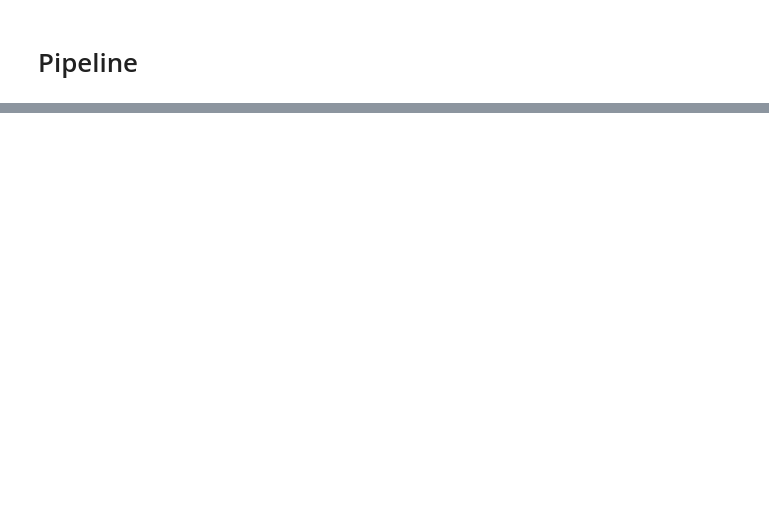
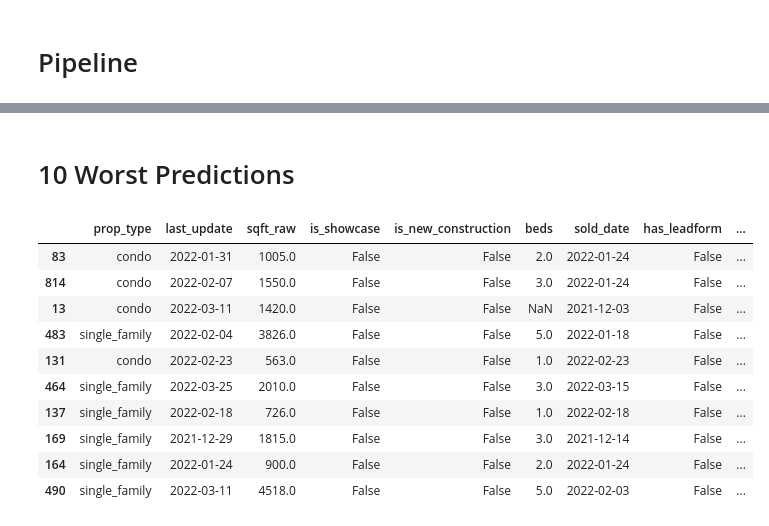
Before and after one commit to peter-callahan/Real-Estate-Pricing, a Jupyter notebook: real_estate_project_overview.ipynb, the cells around one changed output, grey strips where cells are left out. Saved outputs shown, nothing was run; the diff lists cells and outputs as text; code cells hidden in the pictures; blank space fills up the shorter version.

```diff
--- a/real_estate_project_overview.ipynb
+++ b/real_estate_project_overview.ipynb
@@ -345,0 +507,26 @@ memory usage: 107.7+ KB
+# %%
+predictions = pd.concat([y_test.reset_index(), pd.Series(grid_search.best_estimator_.predict(X_test))],
+                        axis=1).set_index('index').rename(columns={0:'predicted_price'})
+
+predictions['error'] = round(predictions['predicted_price'] - predictions['price_raw'], -3)
+predictions['error_sign'] = np.sign(predictions['error'])
+predictions['error'] = abs(predictions['error'])
+predictions['perc_error'] = predictions['error'] / predictions['price_raw']
+# %%
+eval_frame = pd.concat([X_test, predictions], axis=1)
+# %% [markdown]
+# 10 Worst Predictions
+# %%
+eval_frame.sort_values(by='perc_error', ascending=False).head(10)
+# %% [output]
+|  | prop_type | last_update | sqft_raw | is_showcase | is_new_construction | beds | sold_date | has_leadform | ... |
+| 83 | condo | 2022-01-31 | 1005.0 | False | False | 2.0 | 2022-01-24 | False | ... |
+| 814 | condo | 2022-02-07 | 1550.0 | False | False | 3.0 | 2022-01-24 | False | ... |
+| 13 | condo | 2022-03-11 | 1420.0 | False | False | NaN | 2021-12-03 | False | ... |
+| 483 | single_family | 2022-02-04 | 3826.0 | False | False | 5.0 | 2022-01-18 | False | ... |
+| 131 | condo | 2022-02-23 | 563.0 | False | False | 1.0 | 2022-02-23 | False | ... |
+| 464 | single_family | 2022-03-25 | 2010.0 | False | False | 3.0 | 2022-03-15 | False | ... |
+| 137 | single_family | 2022-02-18 | 726.0 | False | False | 1.0 | 2022-02-18 | False | ... |
+| 169 | single_family | 2021-12-29 | 1815.0 | False | False | 3.0 | 2021-12-14 | False | ... |
+| 164 | single_family | 2022-01-24 | 900.0 | False | False | 2.0 | 2022-01-24 | False | ... |
+| 490 | single_family | 2022-03-11 | 4518.0 | False | False | 5.0 | 2022-02-03 | False | ... |
```
Also changed, not shown: parts of 20 cells of this notebook.
